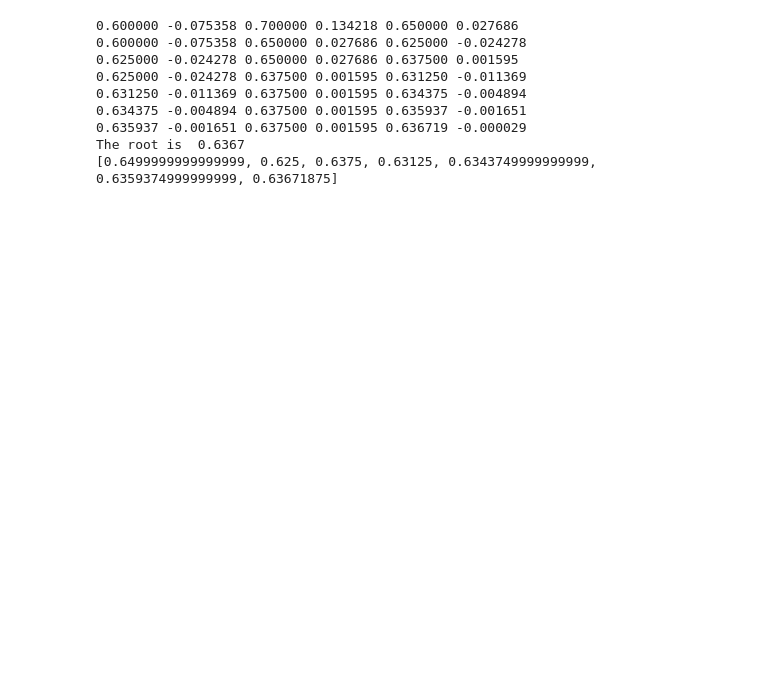
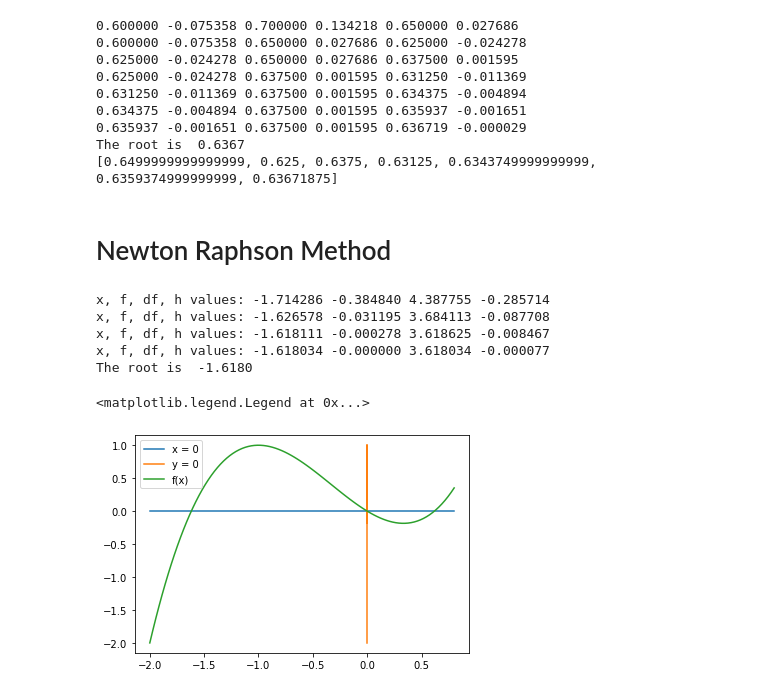
Before and after one commit to kumarjit2001/Python-Learning, a Jupyter notebook: My_Methods_NUMERICAL SOLUTION OF EQUATIONS.ipynb, the cells around one changed output. Cells and saved outputs as stored; diff of their text form; code cells hidden in the pictures; blank space fills up the shorter version.

```diff
--- a/My_Methods_NUMERICAL SOLUTION OF EQUATIONS.ipynb
+++ b/My_Methods_NUMERICAL SOLUTION OF EQUATIONS.ipynb
@@ -123,3 +198,49 @@ print(x)
 0.635937 -0.001651 0.637500 0.001595 0.636719 -0.000029
 The root is  0.6367
 [0.6499999999999999, 0.625, 0.6375, 0.63125, 0.6343749999999999, 0.6359374999999999, 0.63671875]
+# %% [markdown]
+# Newton Raphson Method
+# %%
+import matplotlib.pyplot as plt
+import numpy as np
+import math
+
+def f(x):
+    return x**3 + x**2 - x
+
+def df(x):
+    return 3*x**2 + 2*x -1
+
+
+# def df_num(x):
+#     h = 0.00001
+#     return (f(x+h) - f(x))/h
+
+def newtonRaphson(x):
+    h = f(x)/df(x)
+    while abs(f(x)) >= 0.0001:
+        h = f(x)/df(x)
+        x = x - h
+        print('x, f, df, h values: %f %f %f %f' %(x, f(x), df(x), h))
+    return x
+
+print("The root is ", "%.4f"%newtonRaphson(-2.0))
+# %% [output]
+x, f, df, h values: -1.714286 -0.384840 4.387755 -0.285714
+x, f, df, h values: -1.626578 -0.031195 3.684113 -0.087708
+x, f, df, h values: -1.618111 -0.000278 3.618625 -0.008467
+x, f, df, h values: -1.618034 -0.000000 3.618034 -0.000077
+The root is  -1.6180
+# %%
+x = np.linspace(-2, 0.8, 100, endpoint=True)
+y = f(x)
+zero = np.zeros(100)
+plt.plot(x, zero, label = 'x = 0')
+plt.plot(zero,y, label = 'y = 0')
+plt.plot(x, y, label='f(x)')
+#plt.plot(x, y1, label = 'iterations')
+
+plt.legend()
+# %% [output]
+<matplotlib.legend.Legend at 0x...>
+[figure, added]
```
Also changed, not shown: parts of 4 cells of this notebook, 3 other files.
